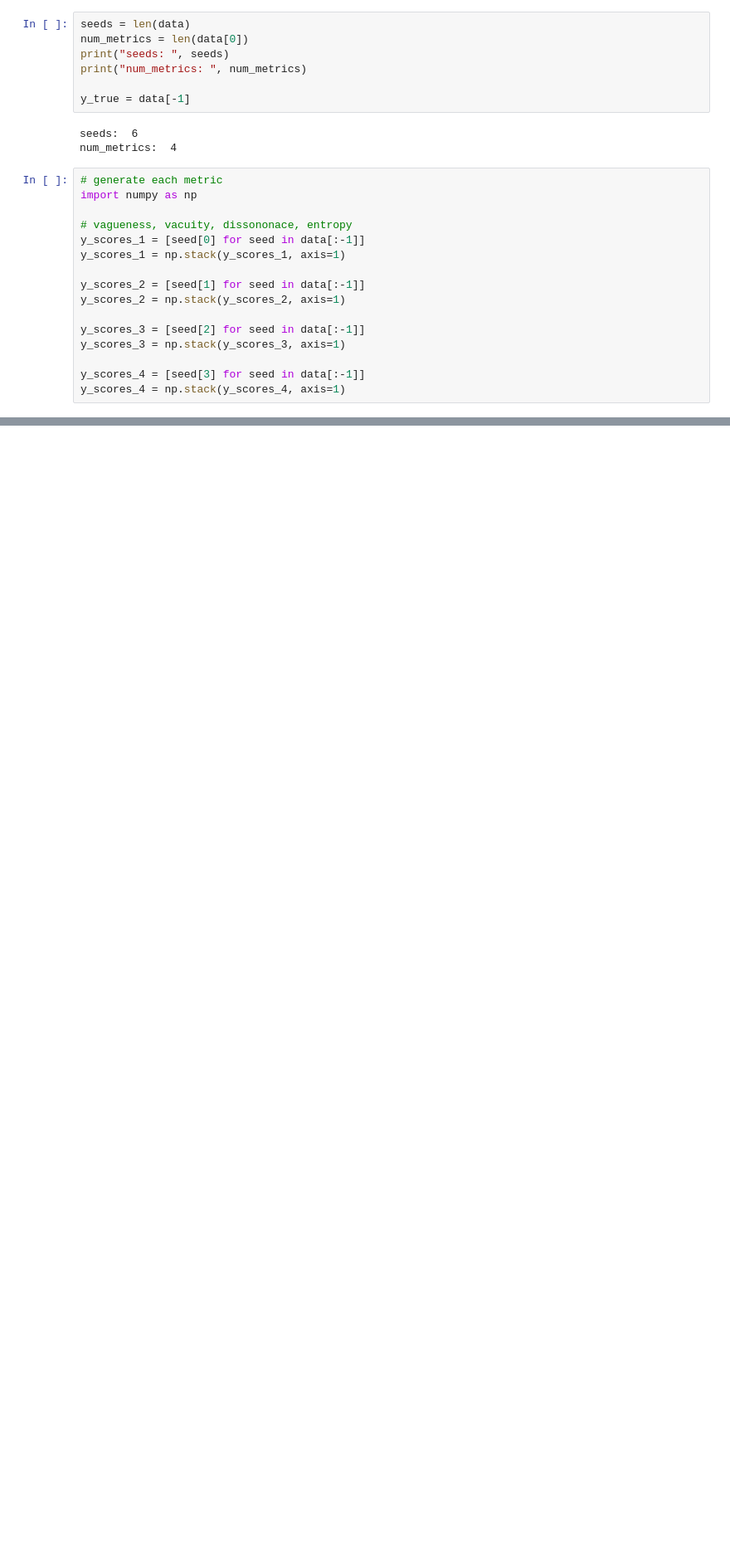
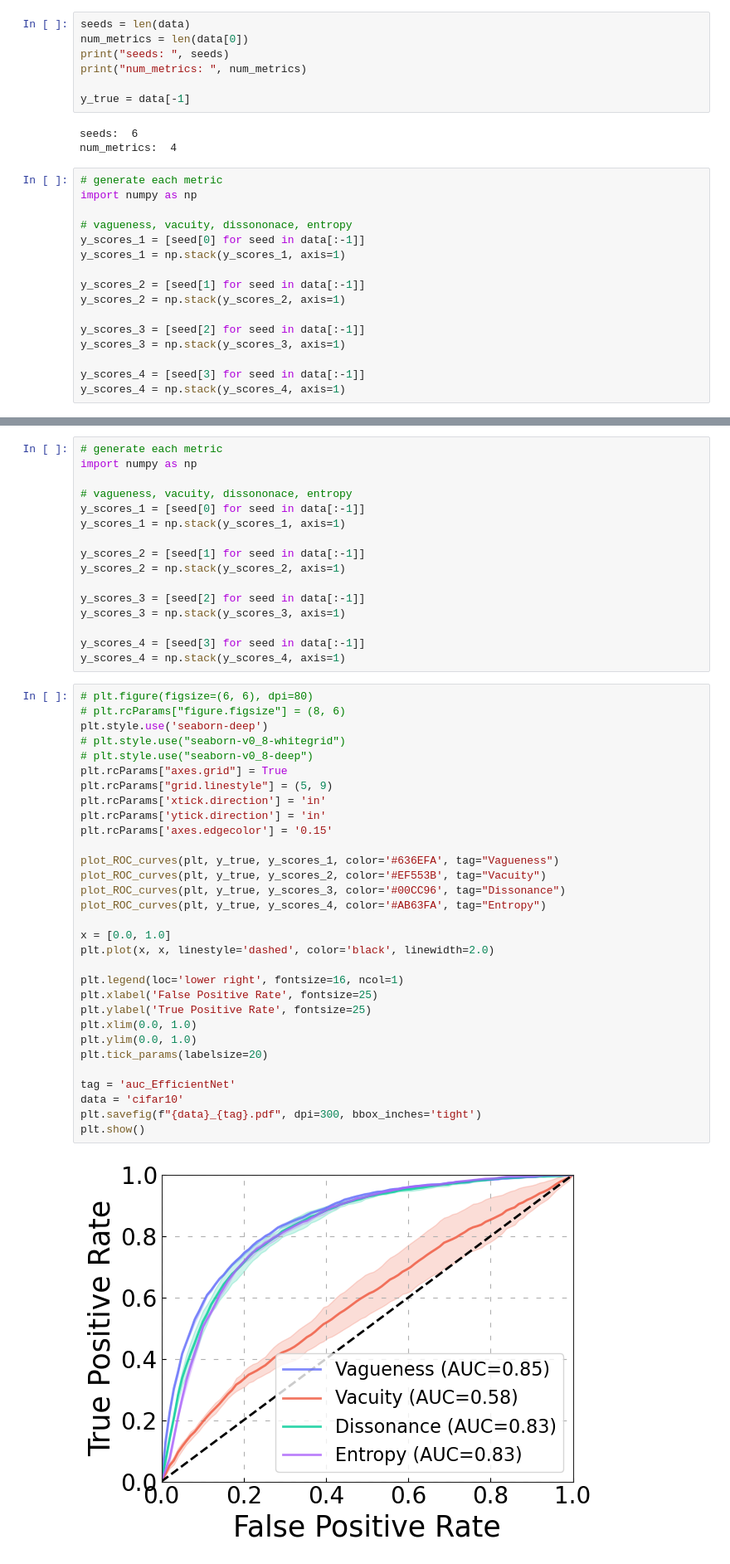
Before and after one commit to Hugo101/HyperEvidentialNN, a Jupyter notebook: roc_draw_plot.ipynb, the cells around one changed output, grey strips where cells are left out. Shown at 83% size. Cells and saved outputs as stored; diff of their text form; blank space fills up the shorter version.

```diff
--- a/roc_draw_plot.ipynb
+++ b/roc_draw_plot.ipynb
@@ -120,0 +191,49 @@ AttributeError: module 'plotly.colors' has no attribute 'get_color'
+# %%
+# generate each metric
+import numpy as np
+
+# vagueness, vacuity, dissononace, entropy
+y_scores_1 = [seed[0] for seed in data[:-1]]
+y_scores_1 = np.stack(y_scores_1, axis=1)
+
+y_scores_2 = [seed[1] for seed in data[:-1]]
+y_scores_2 = np.stack(y_scores_2, axis=1)
+
+y_scores_3 = [seed[2] for seed in data[:-1]]
+y_scores_3 = np.stack(y_scores_3, axis=1)
+
+y_scores_4 = [seed[3] for seed in data[:-1]]
+y_scores_4 = np.stack(y_scores_4, axis=1)
+# %%
+# plt.figure(figsize=(6, 6), dpi=80)
+# plt.rcParams["figure.figsize"] = (8, 6)
+plt.style.use('seaborn-deep')
+# plt.style.use("seaborn-v0_8-whitegrid")
+# plt.style.use("seaborn-v0_8-deep")
+plt.rcParams["axes.grid"] = True
+plt.rcParams["grid.linestyle"] = (5, 9)
+plt.rcParams['xtick.direction'] = 'in'
+plt.rcParams['ytick.direction'] = 'in'
+plt.rcParams['axes.edgecolor'] = '0.15'
+
+plot_ROC_curves(plt, y_true, y_scores_1, color='#636EFA', tag="Vagueness")
+plot_ROC_curves(plt, y_true, y_scores_2, color='#EF553B', tag="Vacuity")
+plot_ROC_curves(plt, y_true, y_scores_3, color='#00CC96', tag="Dissonance")
+plot_ROC_curves(plt, y_true, y_scores_4, color='#AB63FA', tag="Entropy")
+
+x = [0.0, 1.0]
+plt.plot(x, x, linestyle='dashed', color='black', linewidth=2.0)
+
+plt.legend(loc='lower right', fontsize=16, ncol=1)
+plt.xlabel('False Positive Rate', fontsize=25)
+plt.ylabel('True Positive Rate', fontsize=25)
+plt.xlim(0.0, 1.0)
+plt.ylim(0.0, 1.0)
+plt.tick_params(labelsize=20)
+
+tag = 'auc_EfficientNet'
+data = 'cifar10'
+plt.savefig(f"{data}_{tag}.pdf", dpi=300, bbox_inches='tight')
+plt.show()
+# %% [output]
+[figure, added]
```
Also changed, not shown: parts of 13 cells of this notebook, 2 other files.
